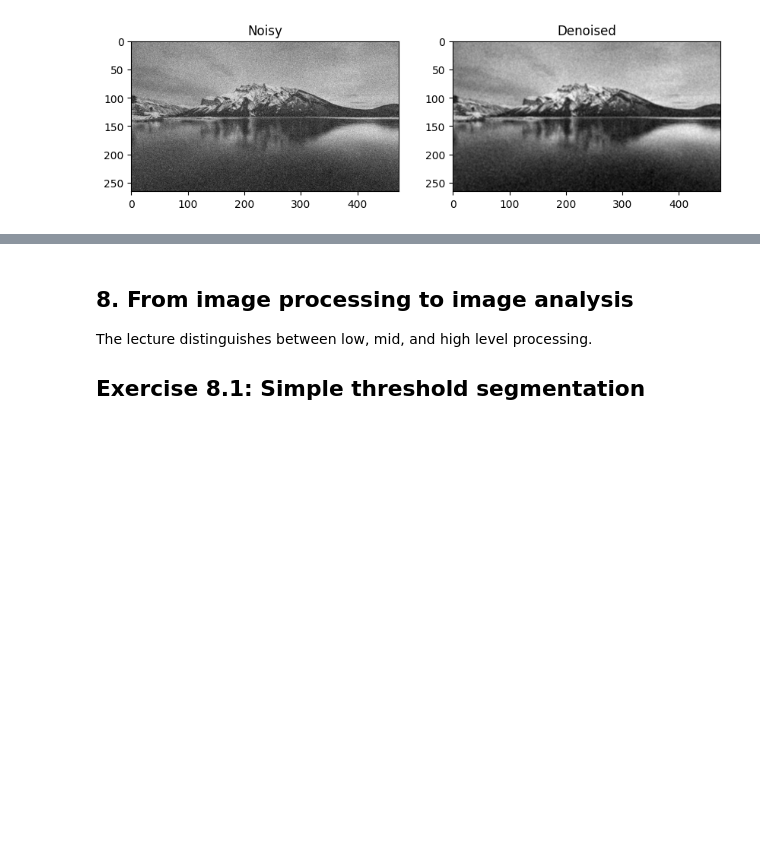
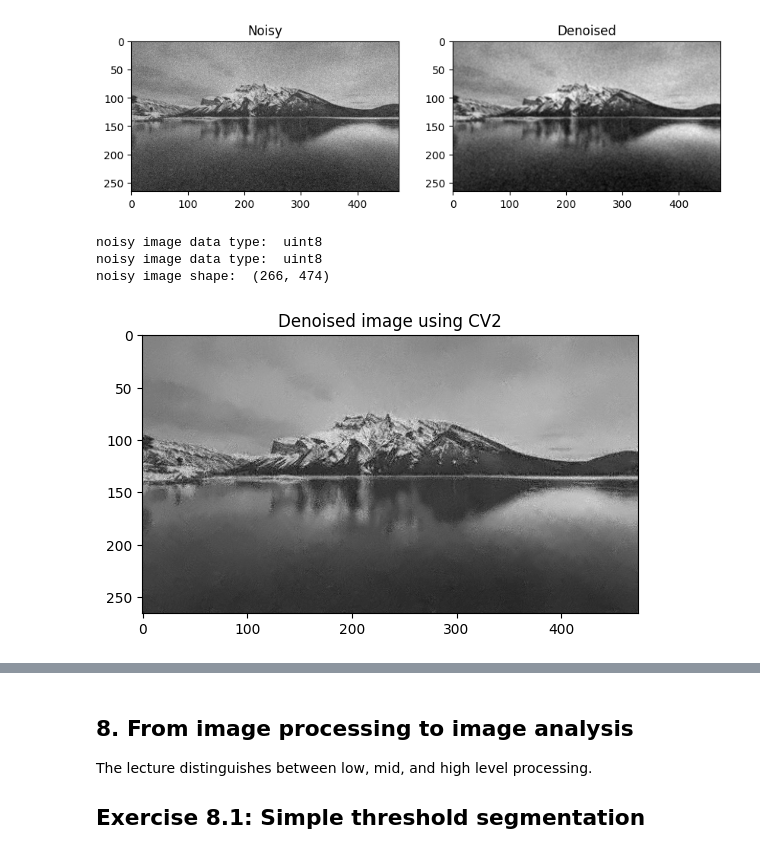
Before and after one commit to BashayrA/Digital-Image-Processing---Labs, a Jupyter notebook: AI342Lab1.ipynb, the cells around one changed output, grey strips where cells are left out. Cells and saved outputs as stored; diff of their text form; code cells hidden in the pictures; blank space fills up the shorter version.

Commit message:
Added CV2 denoising function

```diff
--- a/AI342Lab1.ipynb
+++ b/AI342Lab1.ipynb
@@ -485,3 +487,27 @@ plt.title("Denoised")
 plt.show()
 # %% [output]
 [figure]
+# %%
+# additional
+
+# convert inage type to uint8
+print("noisy image data type: ", noisy.dtype)
+noisy = cv2.normalize(noisy, None, 0, 255, cv2.NORM_MINMAX, cv2.CV_8U)
+
+print("noisy image data type: ", noisy.dtype)
+print("noisy image shape: ", noisy.shape)
+
+# let's try denoising from CV2!
+denoise = cv2.fastNlMeansDenoising(noisy, None, 10, 7, 21)
+
+# display denoised image
+plt.imshow(denoise, cmap='gray')
+plt.title("Denoised image using CV2")
+plt.show()
+
+# wooowwww!!! this is actually so better and way cooler! gosh I love math!
+# %% [output]
+noisy image data type:  uint8
+noisy image data type:  uint8
+noisy image shape:  (266, 474)
+[figure, added]
```
Also changed, not shown: parts of 7 cells of this notebook.
